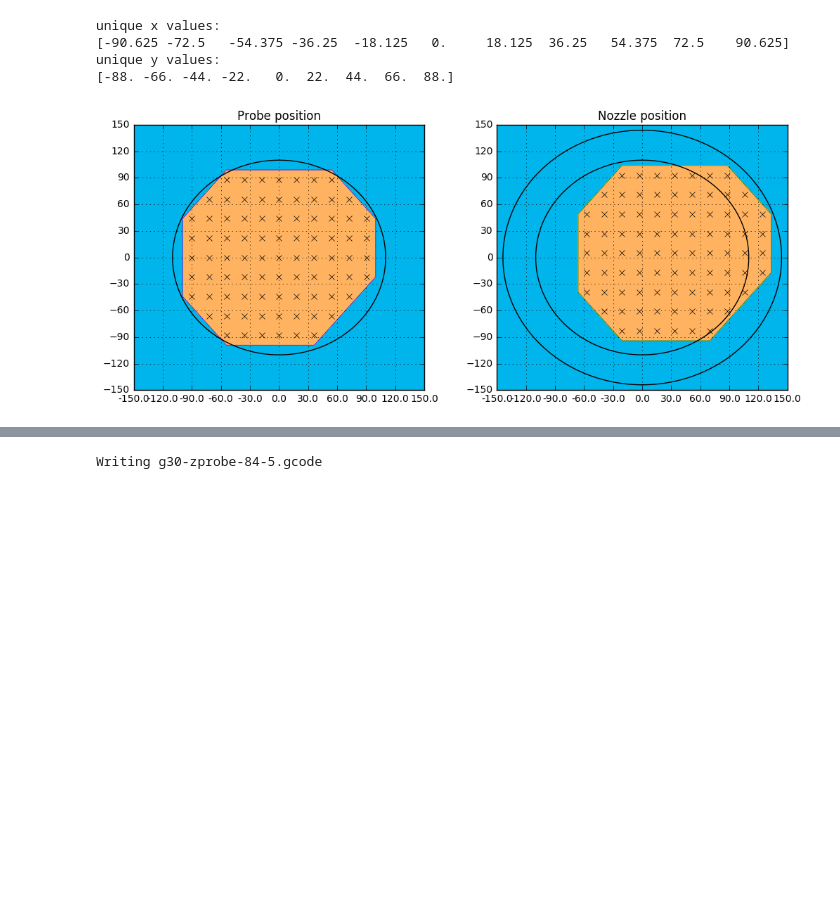
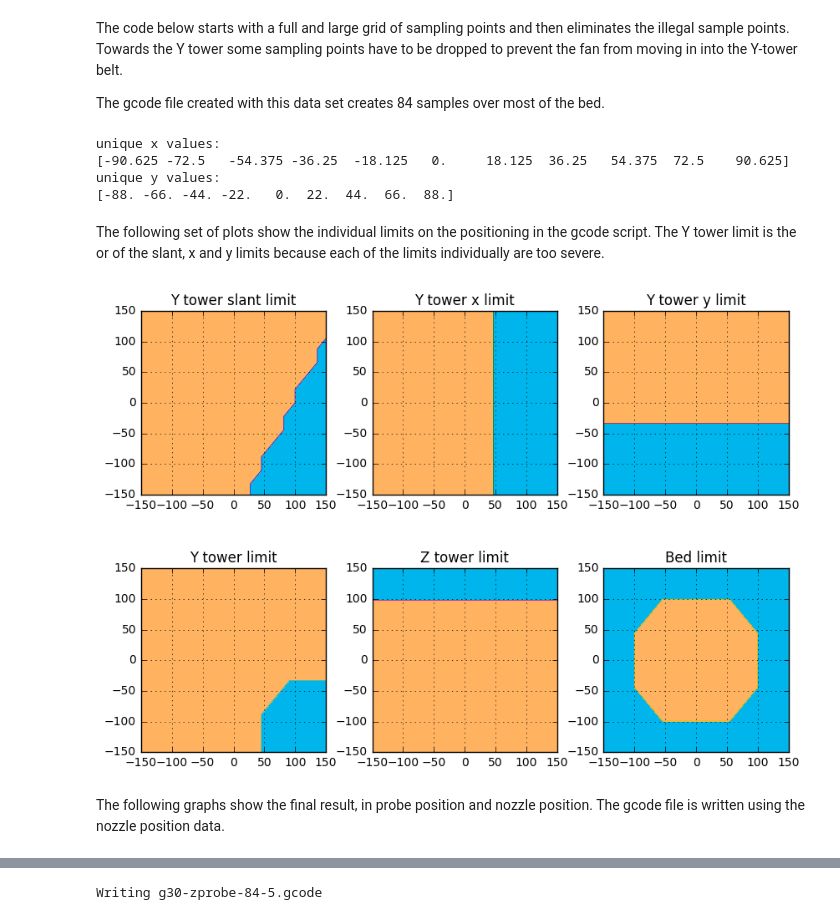
Before and after one commit to NelisW/my3D-Trium, a Jupyter notebook: building/CalcProbePoints.ipynb, the cells around one changed output, grey strips where cells are left out. Cells and saved outputs as stored; diff of their text form; code cells hidden in the pictures; blank space fills up the shorter version.

```diff
--- a/building/CalcProbePoints.ipynb
+++ b/building/CalcProbePoints.ipynb
@@ -71,19 +66,30 @@ yn = yy - yoffset
 # p.meshContour(1,xx,yy,radius,contLabel=True,cbarshow=True);
 # print(np.unique(xx))
 # print(np.unique(yy))
+# %% [markdown]
+
+The code below starts with a full and large grid of sampling points and then eliminates the illegal sample points.  Towards the Y tower some sampling points have to be dropped to prevent the fan from moving in into the Y-tower belt.
+
+The gcode file created with this data set creates 84 samples over most of the bed.
 # %%
 # to eliminate the 'illegal' points
-valid = np.ones((xx.shape))
 # Y tower, cutout around the tower by a sloping line, X limit and Y limit
 coffset =  - (towerRadius-towerClearance) / np.tan(np.pi * 30. / 180.)
 slope = 2.
-valid =  np.logical_and(valid,
-                        np.logical_or(yy >  slope*xx+coffset,
-                                      np.logical_or(yy>-30.,xx<50.)))
+maskYs = yy >  slope*xx+coffset
+maskYx = xx<50.
+maskYy = yy>-30.
+maskY =  np.logical_or( maskYs, np.logical_or(maskYy,maskYx))
 # Z tower
-valid =  np.logical_and(valid, yy  <  towerRadius-towerClearance    )
+maskZ = yy  <  towerRadius-towerClearance
 # probe area within the head
-valid = np.logical_and(valid, radius <= probeRadius)
+maskB = radius <= probeRadius
+
+# start with all possible points, then remove points below
+valid = np.ones((xx.shape))
+valid =  np.logical_and(valid,maskY)
+valid =  np.logical_and(valid, maskZ)
+valid = np.logical_and(valid, maskB)
 
 # create circles for plotting below
 rang = np.linspace(0,2*np.pi,360)
@@ -92,19 +98,6 @@ yb = bedRadius * np.cos(rang)
 xt = (bedRadius+np.sqrt(xoffset*xoffset+yoffset*yoffset)) * np.sin(rang)
 yt = (bedRadius+np.sqrt(xoffset*xoffset+yoffset*yoffset)) * np.cos(rang)
 
-p = ryplot.Plotter(1,1,2,figsize=(12,5));
-p.meshContour(1,xx,yy,valid,contLabel=False,cbarshow=False,drawGrid=True,
-              levels=1,pltaxis=[-150,150,-150,150],ptitle='Probe position');
-p.plot(1,xb,yb,plotCol=['k']);
-p.plot(1,xx[valid],yy[valid],plotCol=['k'],markers=['x'],linestyle='');
-
-
-p.meshContour(2,xx-xoffset,yy-yoffset,valid,contLabel=False,cbarshow=False,drawGrid=True,
-              levels=1,pltaxis=[-150,150,-150,150],ptitle='Nozzle position');
-p.plot(2,xb,yb,plotCol=['k']);
-p.plot(2,xx[valid]-xoffset,yy[valid]-yoffset,plotCol=['k'],markers=['x'],linestyle='');
-p.plot(2,xt,yt,plotCol=['k']);
-
 print('unique x values:\n{}'.format(np.sort(np.unique(xx[valid]))))
 print('unique y values:\n{}'.format(np.sort(np.unique(yy[valid]))))
 # %% [output]
@@ -112,4 +105,23 @@ unique x values:
 [-90.625 -72.5   -54.375 -36.25  -18.125   0.     18.125  36.25   54.375  72.5    90.625]
 unique y values:
 [-88. -66. -44. -22.   0.  22.  44.  66.  88.]
-[figure, removed]
+# %% [markdown]
+The following set of plots show the individual limits on the positioning in the gcode script.  The Y tower limit is the or of the slant, x and y limits because each of the limits individually are too severe.
+# %%
+q = ryplot.Plotter(1,2,3,figsize=(10,7));
+q.meshContour(1,xx,yy,maskYs,contLabel=False,cbarshow=False,drawGrid=True,
+              levels=1,pltaxis=[-150,150,-150,150],ptitle='Y tower slant limit');
+q.meshContour(2,xx,yy,maskYx,contLabel=False,cbarshow=False,drawGrid=True,
+              levels=1,pltaxis=[-150,150,-150,150],ptitle='Y tower x limit');
+q.meshContour(3,xx,yy,maskYy,contLabel=False,cbarshow=False,drawGrid=True,
+              levels=1,pltaxis=[-150,150,-150,150],ptitle='Y tower y limit');
+q.meshContour(4,xx,yy,maskY,contLabel=False,cbarshow=False,drawGrid=True,
+              levels=1,pltaxis=[-150,150,-150,150],ptitle='Y tower limit');
+q.meshContour(5,xx,yy,maskZ,contLabel=False,cbarshow=False,drawGrid=True,
+              levels=1,pltaxis=[-150,150,-150,150],ptitle='Z tower limit');
+q.meshContour(6,xx,yy,maskB,contLabel=False,cbarshow=False,drawGrid=True,
+              levels=1,pltaxis=[-150,150,-150,150],ptitle='Bed limit');
+# %% [output]
+[figure, added]
+# %% [markdown]
+The following graphs show the final result, in probe position and nozzle position.  The gcode file is written using the nozzle position data.
```
Also changed, not shown: parts of 11 cells of this notebook, 5 other files.
